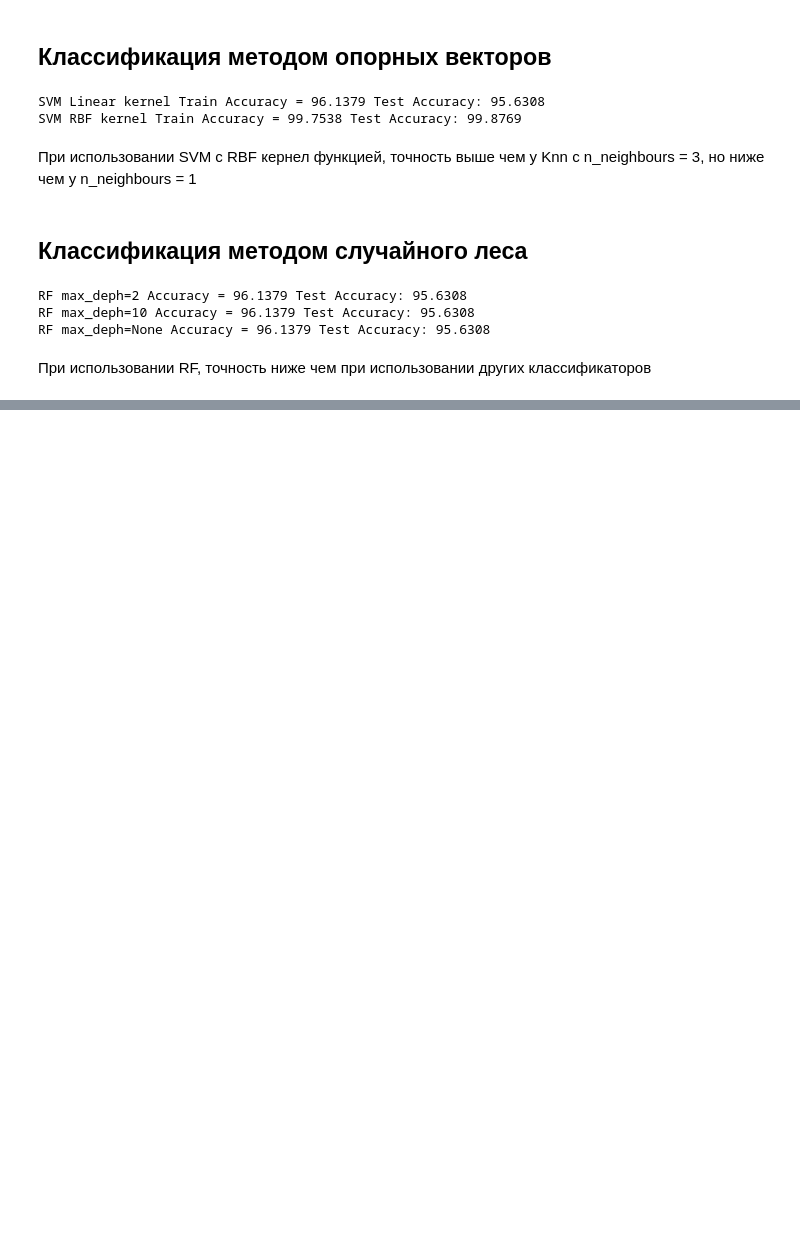
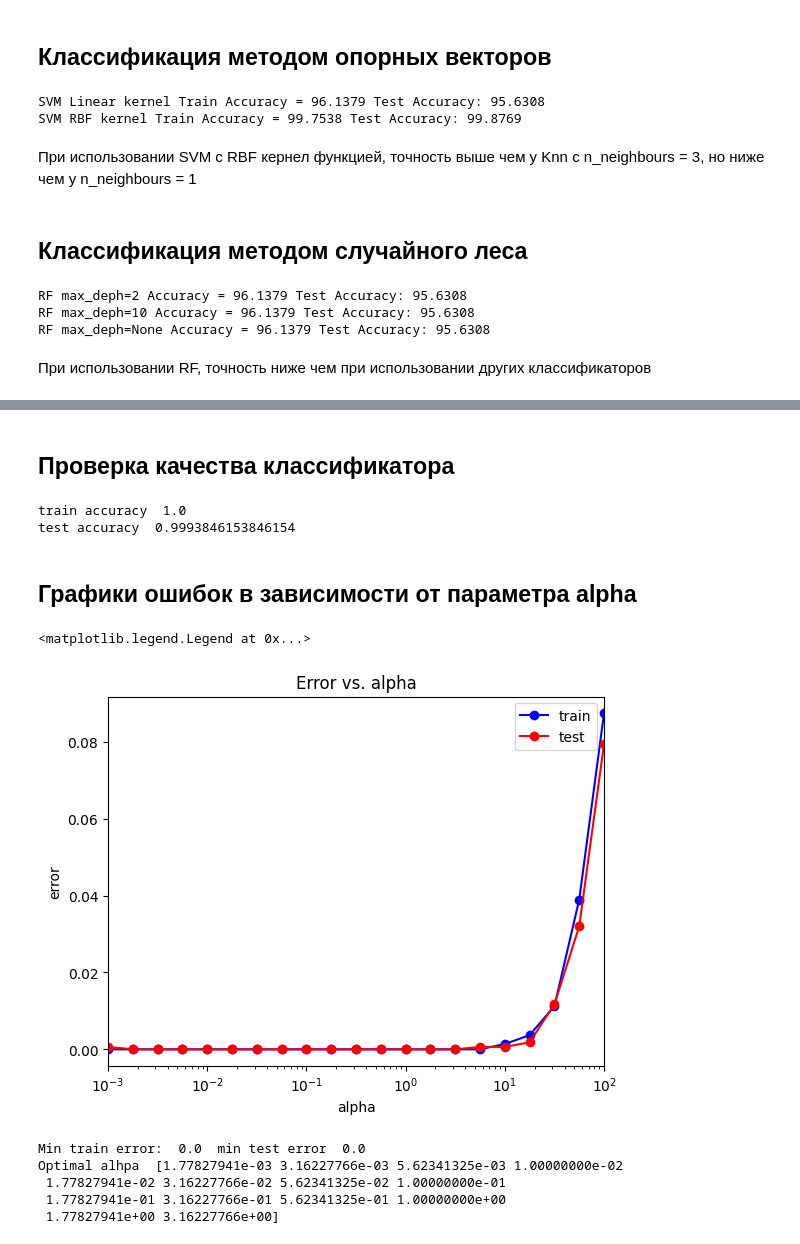
Before and after one commit to KirillYashin/ML_Course, a Jupyter notebook: HW_1.ipynb, the cells around one changed output, grey strips where cells are left out. Saved outputs shown, nothing was run; the diff lists cells and outputs as text; code cells hidden in the pictures; blank space fills up the shorter version.

```diff
--- a/HW_1.ipynb
+++ b/HW_1.ipynb
@@ -389,0 +420,10 @@ RF max_deph=None Accuracy = 96.1379 Test Accuracy: 95.6308
+# %%
+from sklearn.neural_network import MLPClassifier
+
+mlp_model = MLPClassifier(hidden_layer_sizes = (100,100),
+                          solver = 'lbfgs',
+                          activation = 'logistic',
+                          random_state = 42)
+# %%
+%%time
+mlp_model.fit(x_train, y_train)
@@ -389,0 +435,55 @@ RF max_deph=None Accuracy = 96.1379 Test Accuracy: 95.6308
+# %% [markdown]
+## Проверка качества классификатора
+# %%
+from sklearn.metrics import accuracy_score
+
+y_train_pred = mlp_model.predict(x_train)
+y_test_pred = mlp_model.predict(x_test)
+print("train accuracy ", accuracy_score(y_train, y_train_pred))
+print("test accuracy ", accuracy_score(y_test, y_test_pred))
+# %% [output]
+train accuracy  1.0
+test accuracy  0.9993846153846154
+# %% [markdown]
+## Графики ошибок в зависимости от параметра alpha
+# %%
+import numpy as np
+import matplotlib.pyplot as plt
+alpha_arr = np.logspace(-3, 2, 21)
+
+test_err = []
+train_err = []
+
+for alpha in alpha_arr:
+    mlp_model = MLPClassifier(alpha = alpha, hidden_layer_sizes = (100,),
+                              solver = 'lbfgs', activation = 'logistic', max_iter=1000, random_state = 42)
+    mlp_model.fit(x_train, y_train)
+
+    y_train_pred = mlp_model.predict(x_train)
+    y_test_pred = mlp_model.predict(x_test)
+
+    train_err.append(1 - accuracy_score(y_train, y_train_pred))
+    test_err.append(1 - accuracy_score(y_test, y_test_pred))
+
+plt.semilogx(alpha_arr, train_err, 'b-o', label = 'train')
+plt.semilogx(alpha_arr, test_err, 'r-o', label = 'test')
+plt.xlim([np.min(alpha_arr), np.max(alpha_arr)])
+plt.title('Error vs. alpha')
+plt.xlabel('alpha')
+plt.ylabel('error')
+plt.legend()
+# %% [output]
+<matplotlib.legend.Legend at 0x...>
+[figure, added]
+# %%
+min_train_err = np.min(train_err)
+min_test_err = np.min(test_err)
+print("Min train error: ", min_train_err, " min test error ", min_test_err)
+alpha_opt = alpha_arr[test_err == min_test_err]
+print("Optimal alhpa ", alpha_opt)
+# %% [output]
+Min train error:  0.0  min test error  0.0
+Optimal alhpa  [1.77827941e-03 3.16227766e-03 5.62341325e-03 1.00000000e-02
+ 1.77827941e-02 3.16227766e-02 5.62341325e-02 1.00000000e-01
+ 1.77827941e-01 3.16227766e-01 5.62341325e-01 1.00000000e+00
+ 1.77827941e+00 3.16227766e+00]
```
Also changed, not shown: parts of 9 cells of this notebook.
